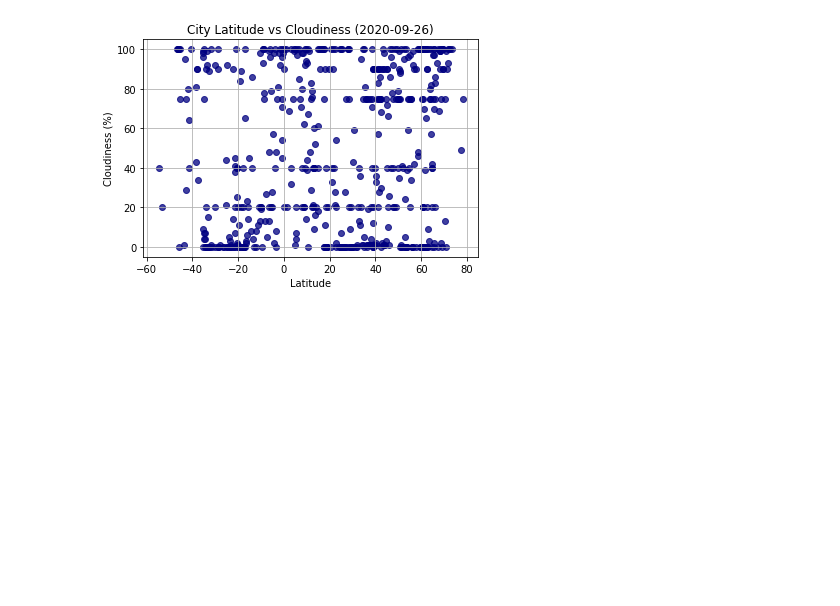
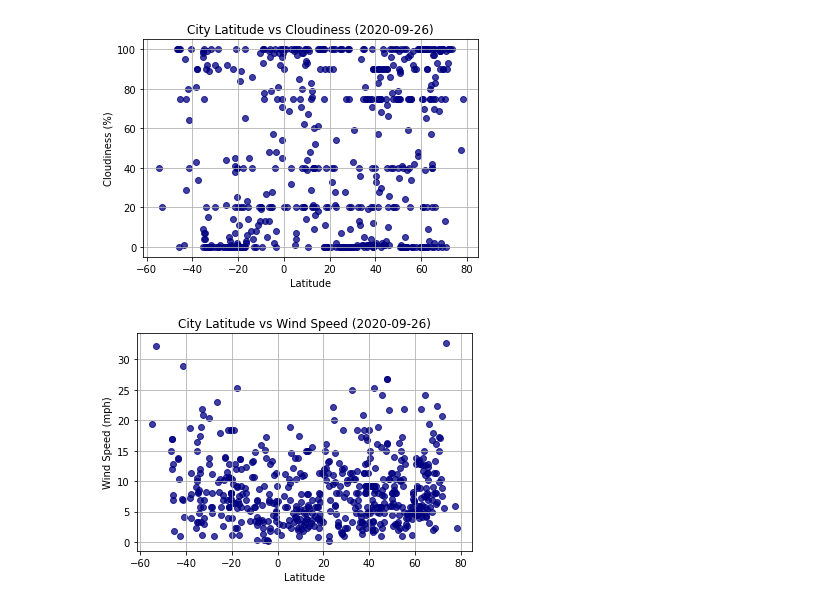
Before and after one commit to cmoeser5/City-Weather, a Jupyter notebook: WeatherPy/WeatherPy.ipynb, the cells around one changed output. Saved outputs shown, nothing was run; the diff lists cells and outputs as text; code cells hidden in the pictures; blank space fills up the shorter version.

Commit message:
add wind speed plot

```diff
--- a/WeatherPy/WeatherPy.ipynb
+++ b/WeatherPy/WeatherPy.ipynb
@@ -259,3 +259,14 @@ plt.savefig("output_data/Latitude_vs_Cloudiness_scatter.png")
 plt.show()
 # %% [output]
 [figure]
+# %%
+# Graph the latitude vs the wind speed
+plt.scatter(city_df["Lat"], city_df["Wind Speed"], marker="o", color="navy", alpha=0.75)
+plt.grid()
+plt.xlabel("Latitude")
+plt.ylabel("Wind Speed (mph)")
+plt.title(f"City Latitude vs Wind Speed ({city_date})")
+plt.savefig("output_data/Latitude_vs_Wind_Speed_scatter.png")
+plt.show()
+# %% [output]
+[figure, added]
```
Also changed, not shown: 1 other file.
